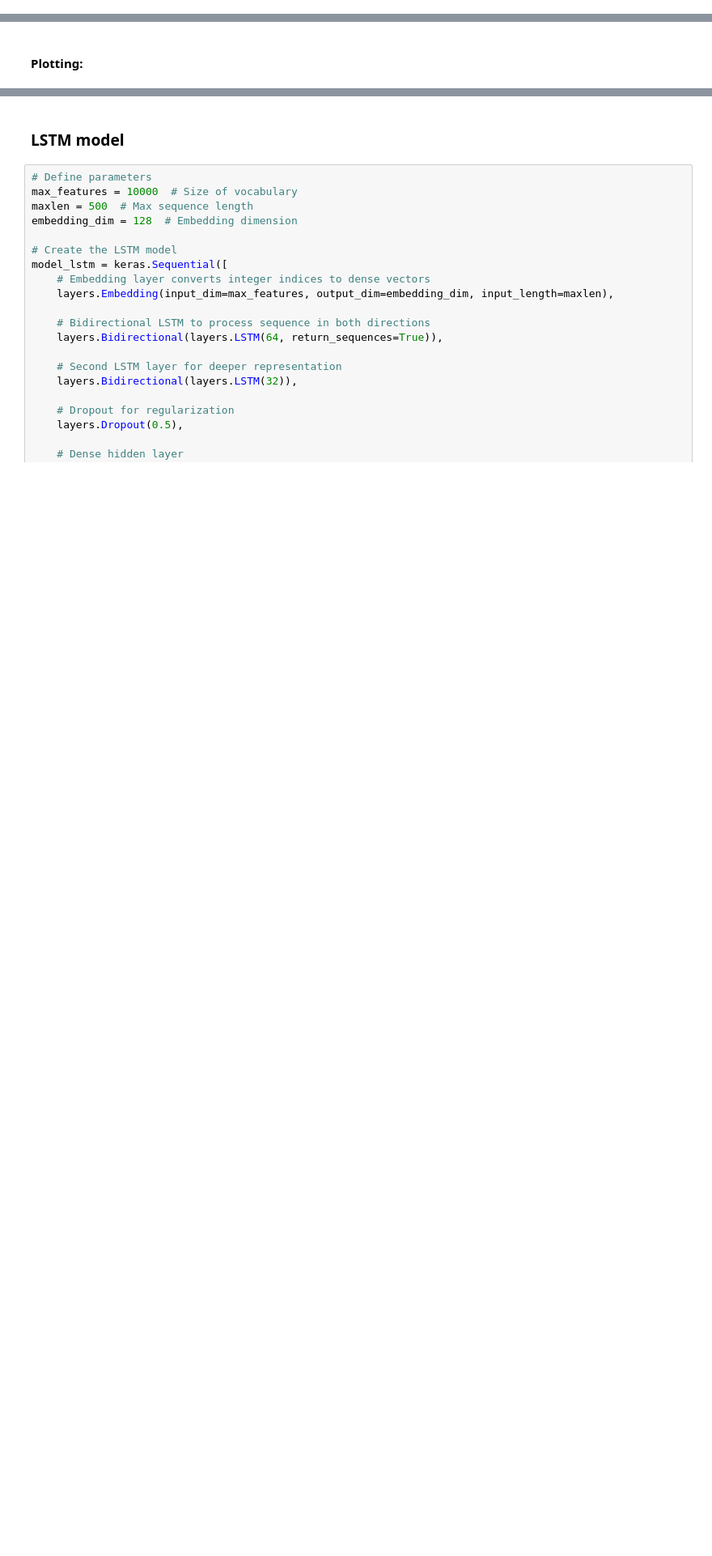
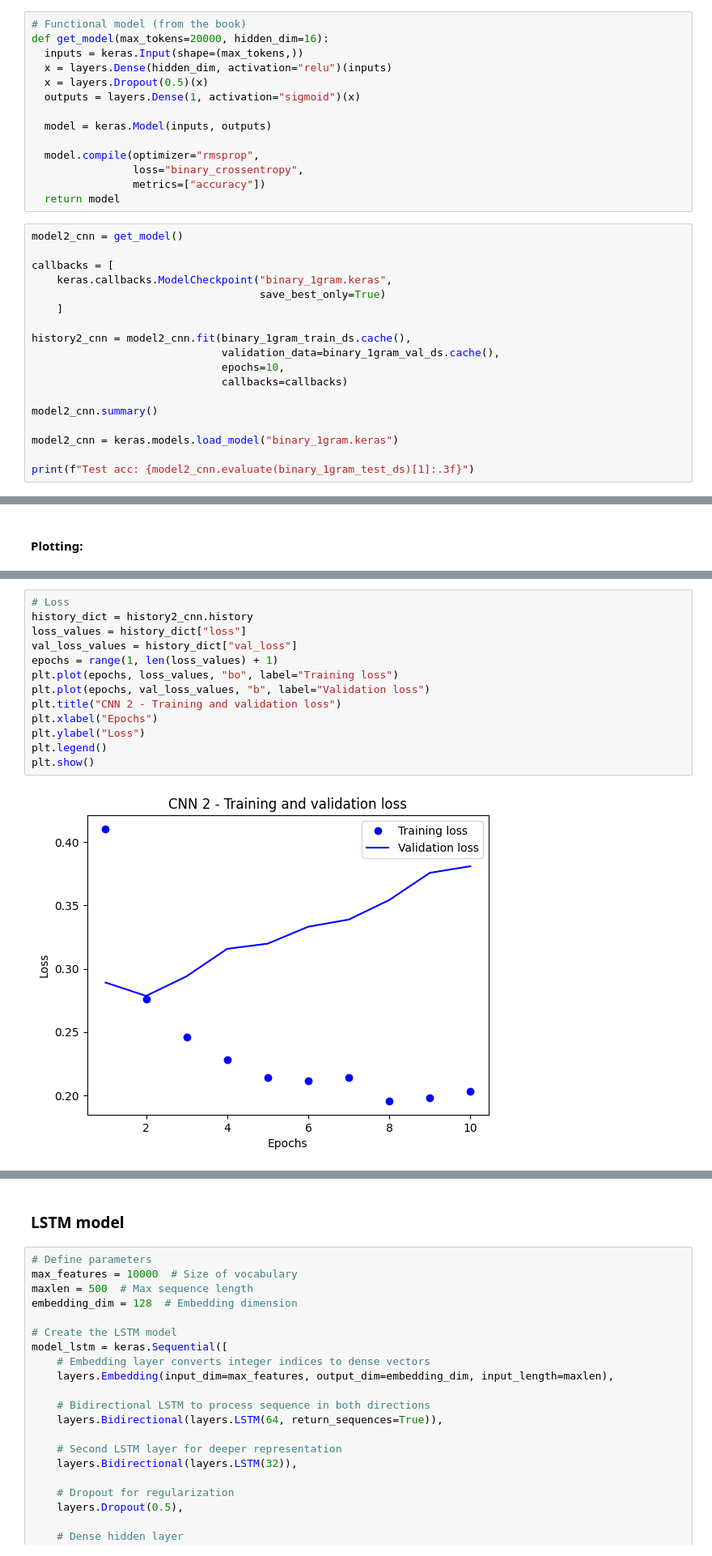
Before and after one commit to JasperAD11/Sentiment-Across-Signals-Neural-Networks-vs.-LLMs, a Jupyter notebook: project_ATPA.ipynb, the cells around one changed output, grey strips where cells are left out. Shown at 81% size. Drawn from its saved outputs; the diff is of its cells as text; blank space fills up the shorter version.

```diff
--- a/project_ATPA.ipynb
+++ b/project_ATPA.ipynb
@@ -224,0 +215,32 @@ history_dict.keys()
+# %%
+# Functional model (from the book)
+def get_model(max_tokens=20000, hidden_dim=16):
+  inputs = keras.Input(shape=(max_tokens,))
+  x = layers.Dense(hidden_dim, activation="relu")(inputs)
+  x = layers.Dropout(0.5)(x)
+  outputs = layers.Dense(1, activation="sigmoid")(x)
+
+  model = keras.Model(inputs, outputs)
+
+  model.compile(optimizer="rmsprop",
+                loss="binary_crossentropy",
+                metrics=["accuracy"])
+  return model
+# %%
+model2_cnn = get_model()
+
+callbacks = [
+    keras.callbacks.ModelCheckpoint("binary_1gram.keras",
+                                    save_best_only=True)
+    ]
+
+history2_cnn = model2_cnn.fit(binary_1gram_train_ds.cache(),
+                              validation_data=binary_1gram_val_ds.cache(),
+                              epochs=10,
+                              callbacks=callbacks)
+
+model2_cnn.summary()
+
+model2_cnn = keras.models.load_model("binary_1gram.keras")
+
+print(f"Test acc: {model2_cnn.evaluate(binary_1gram_test_ds)[1]:.3f}")
@@ -251,0 +317,15 @@ plt.show()
+# %%
+# Loss
+history_dict = history2_cnn.history
+loss_values = history_dict["loss"]
+val_loss_values = history_dict["val_loss"]
+epochs = range(1, len(loss_values) + 1)
+plt.plot(epochs, loss_values, "bo", label="Training loss")
+plt.plot(epochs, val_loss_values, "b", label="Validation loss")
+plt.title("CNN 2 - Training and validation loss")
+plt.xlabel("Epochs")
+plt.ylabel("Loss")
+plt.legend()
+plt.show()
+# %% [output]
+[figure, added]
```
Also changed, not shown: parts of 26 cells of this notebook.
